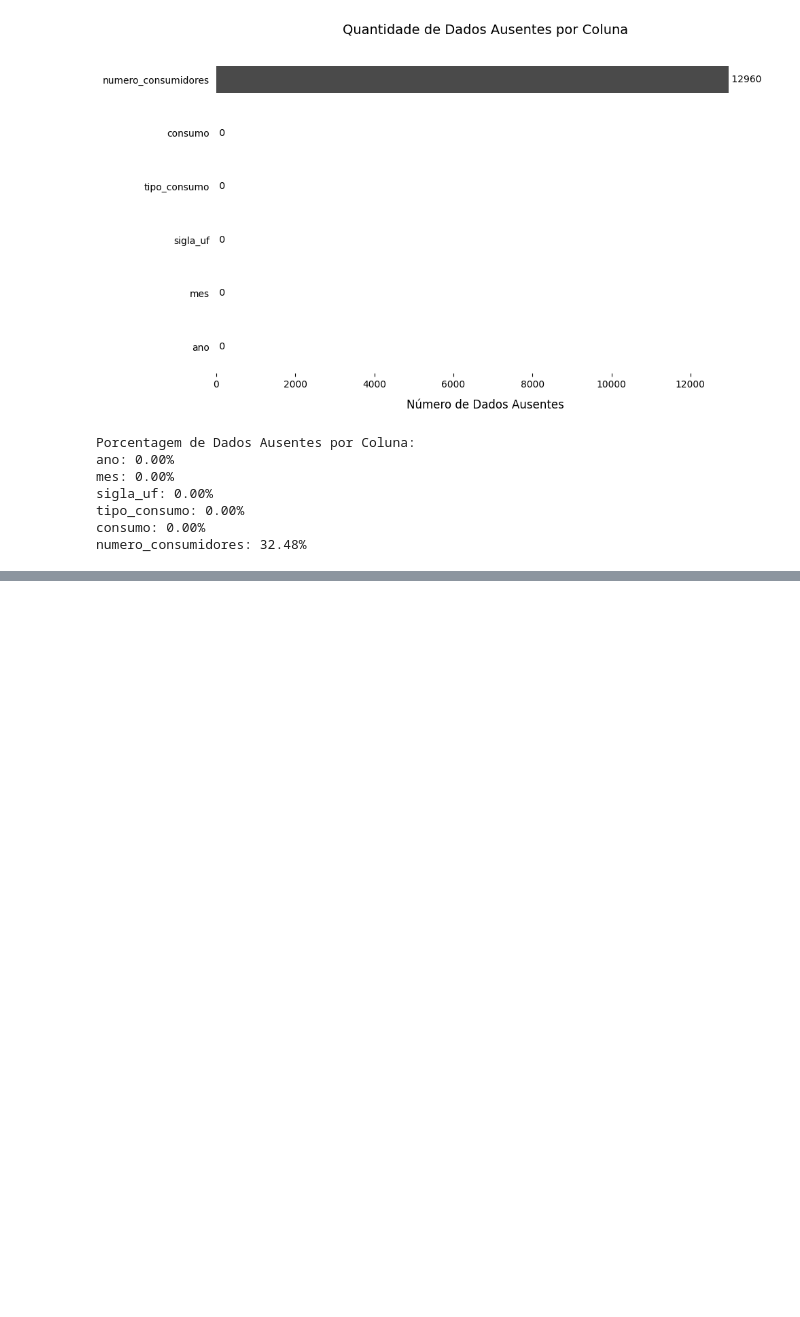
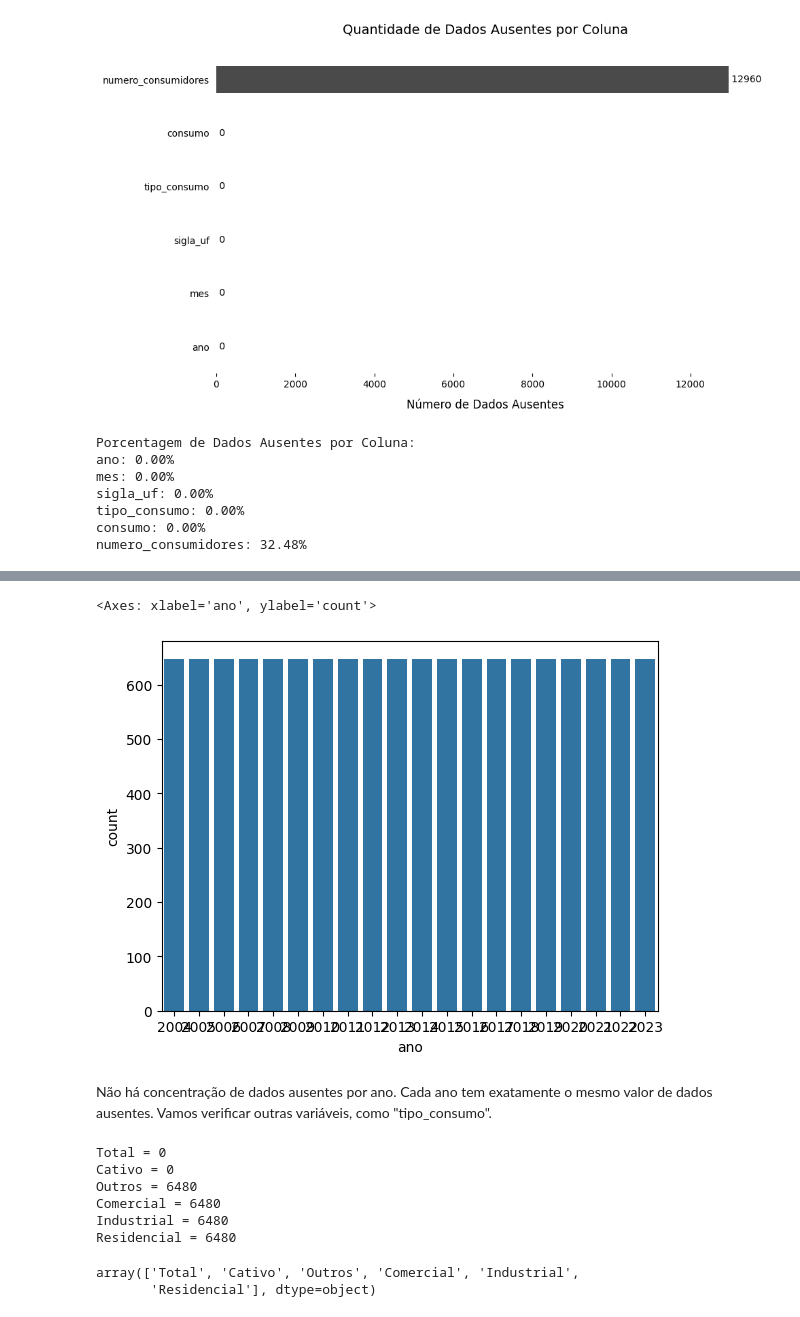
Before and after one commit to jorgelzsilva/projeto_consumo_energia, a Jupyter notebook: notebooks/desafio_final_jorge.ipynb, the cells around one changed output, grey strips where cells are left out. Saved outputs shown, nothing was run; the diff lists cells and outputs as text; code cells hidden in the pictures; blank space fills up the shorter version.

Commit message:
Localização dos dados ausentes

```diff
--- a/notebooks/desafio_final_jorge.ipynb
+++ b/notebooks/desafio_final_jorge.ipynb
@@ -113,0 +116,2 @@ numero_consumidores: 32.48%
+# %%
+filtro_ausente = dataset_energia['numero_consumidores'].isnull() == True
@@ -114,3 +154,26 @@ numero_consumidores: 32.48%
+# %%
+sns.countplot(data=dataset_energia[filtro_ausente], x='ano')
+# %% [output]
+<Axes: xlabel='ano', ylabel='count'>
+[figure, added]
+# %% [markdown]
+Não há concentração de dados ausentes por ano. Cada ano tem exatamente o mesmo valor de dados ausentes. Vamos verificar outras variáveis, como "tipo_consumo".
+# %%
+tipos = dataset_energia['tipo_consumo'].unique()
+for tipo in tipos:
+  print(f'{tipo} = {len(dataset_energia[dataset_energia['tipo_consumo'] == tipo].value_counts())}')
+# %% [output]
+Total = 0
+Cativo = 0
+Outros = 6480
+Comercial = 6480
+Industrial = 6480
+Residencial = 6480
+# %%
+dataset_energia['tipo_consumo'].unique()
+# %% [output]
+array(['Total', 'Cativo', 'Outros', 'Comercial', 'Industrial',
+       'Residencial'], dtype=object)
 # %%
 import pandas as pd
 
```
Also changed, not shown: parts of 5 cells of this notebook.
